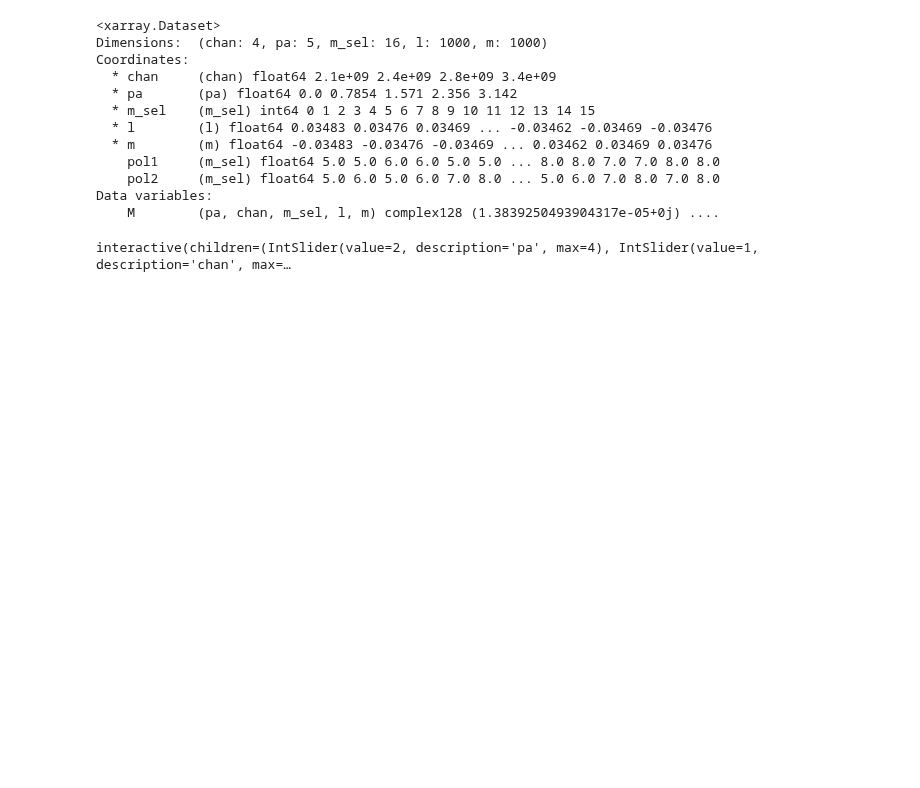
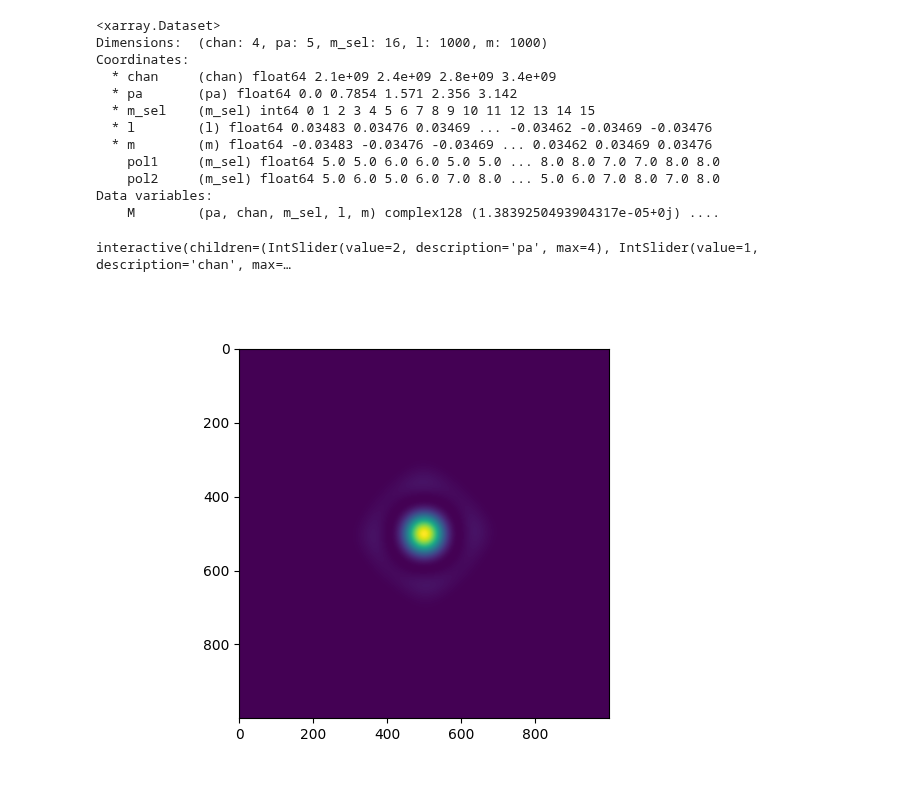
Before and after one commit to casangi/sirius, a Jupyter notebook: docs/antenna_beams.ipynb, the cells around one changed output. Cells and saved outputs as stored; diff of their text form; code cells hidden in the pictures; blank space fills up the shorter version.

```diff
--- a/docs/antenna_beams.ipynb
+++ b/docs/antenna_beams.ipynb
@@ -215,3 +216,10 @@ output_1.layout.auto_scroll_threshold = 9999;
 interactive_plot_1
 # %% [output]
 interactive(children=(IntSlider(value=2, description='pa', max=4), IntSlider(value=1, description='chan', max=…
+# %%
+import matplotlib.pyplot as plt
+plt.figure()
+plt.imshow(np.real(M_xds.M[0,0,0,:,:]))
+plt.show()
+# %% [output]
+[figure, added]
```
Also changed, not shown: parts of 2 cells of this notebook, 2 other files.
